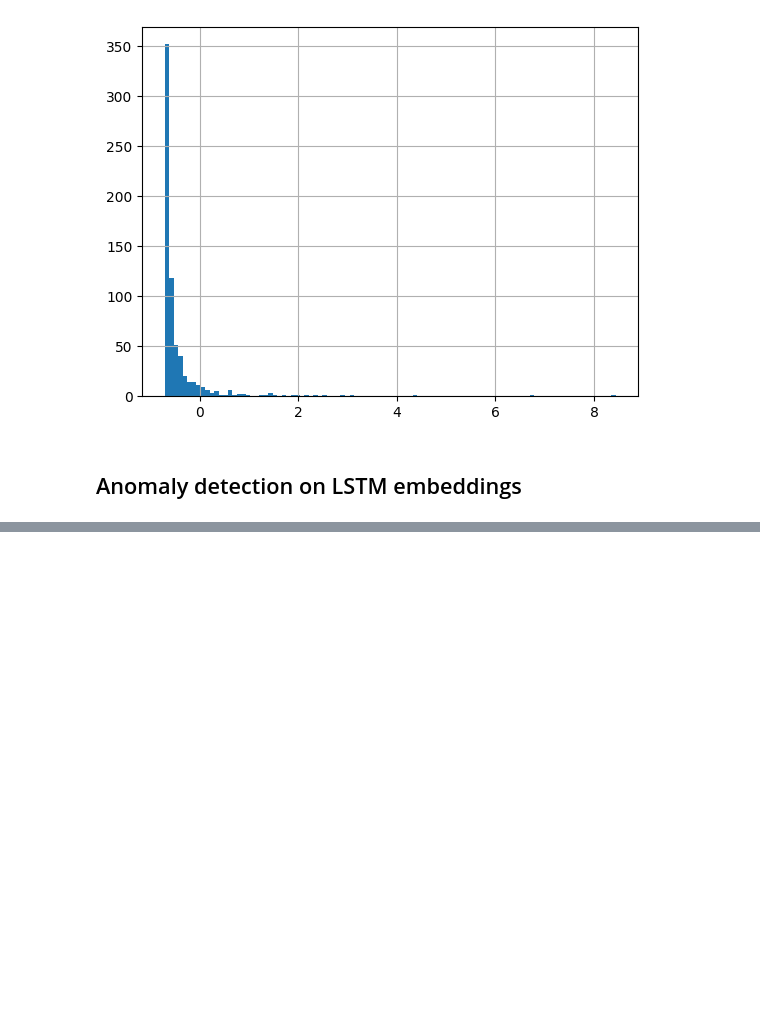
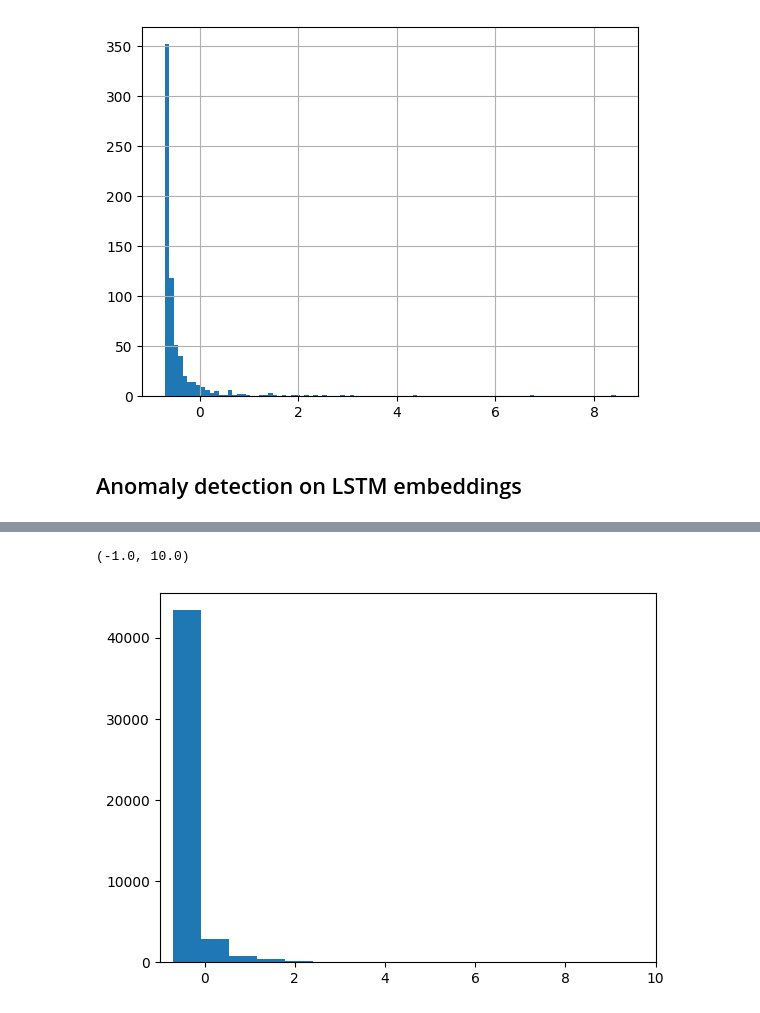
Before and after one commit to davhofer/datathon24, a Jupyter notebook: notebooks/anomaly_detection.ipynb, the cells around one changed output, grey strips where cells are left out. Cells and saved outputs as stored; diff of their text form; code cells hidden in the pictures; blank space fills up the shorter version.

```diff
--- a/notebooks/anomaly_detection.ipynb
+++ b/notebooks/anomaly_detection.ipynb
@@ -522 +938,7 @@ array([-0.42790605, -0.43486572, -0.44186544, ..., -0.67474162,
+# %%
+plt.hist(labels, bins = 100)
+plt.xlim(-1,10)
+# %% [output]
+(-1.0, 10.0)
+[figure, added]
 # %%
```
Also changed, not shown: parts of 29 cells of this notebook.
